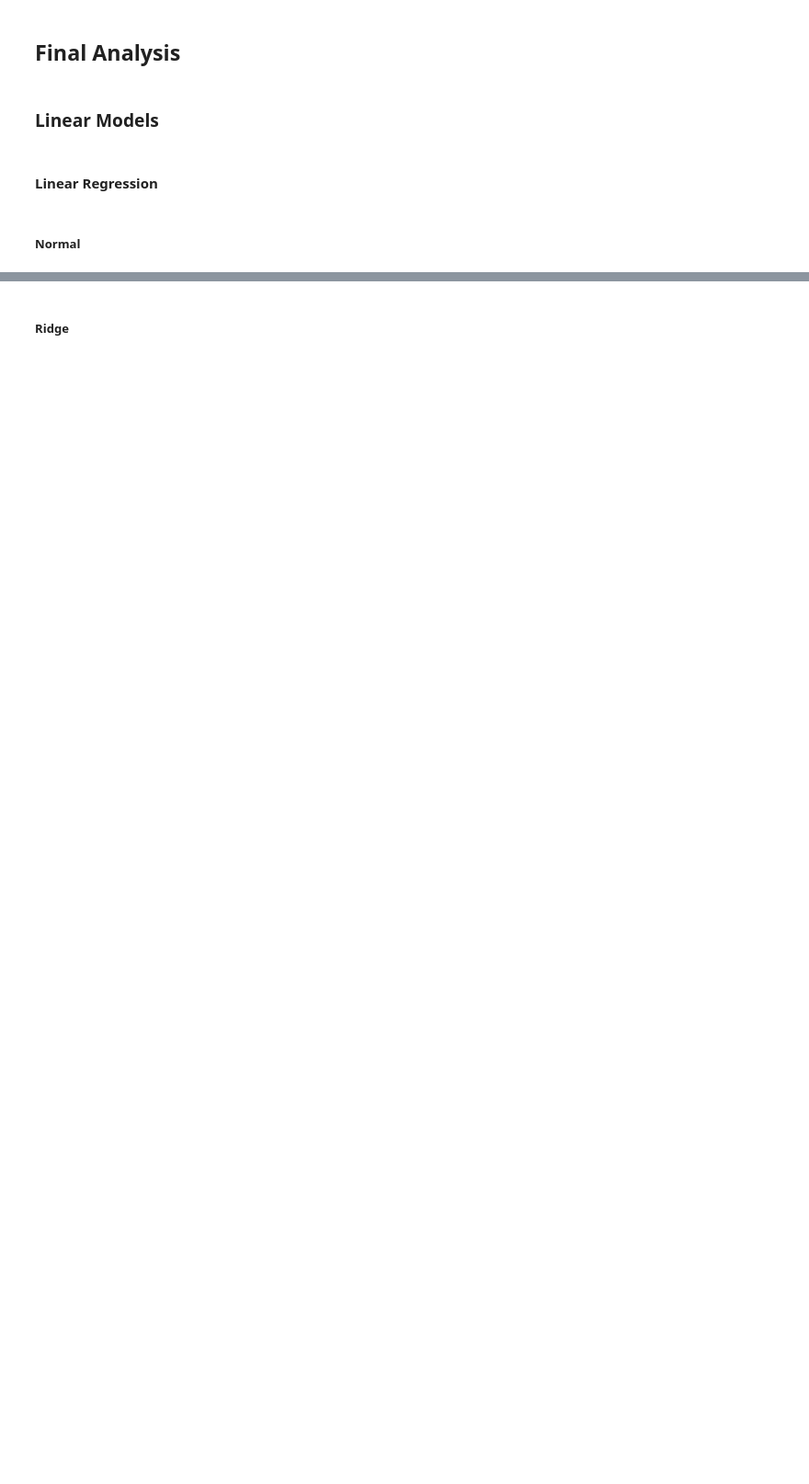
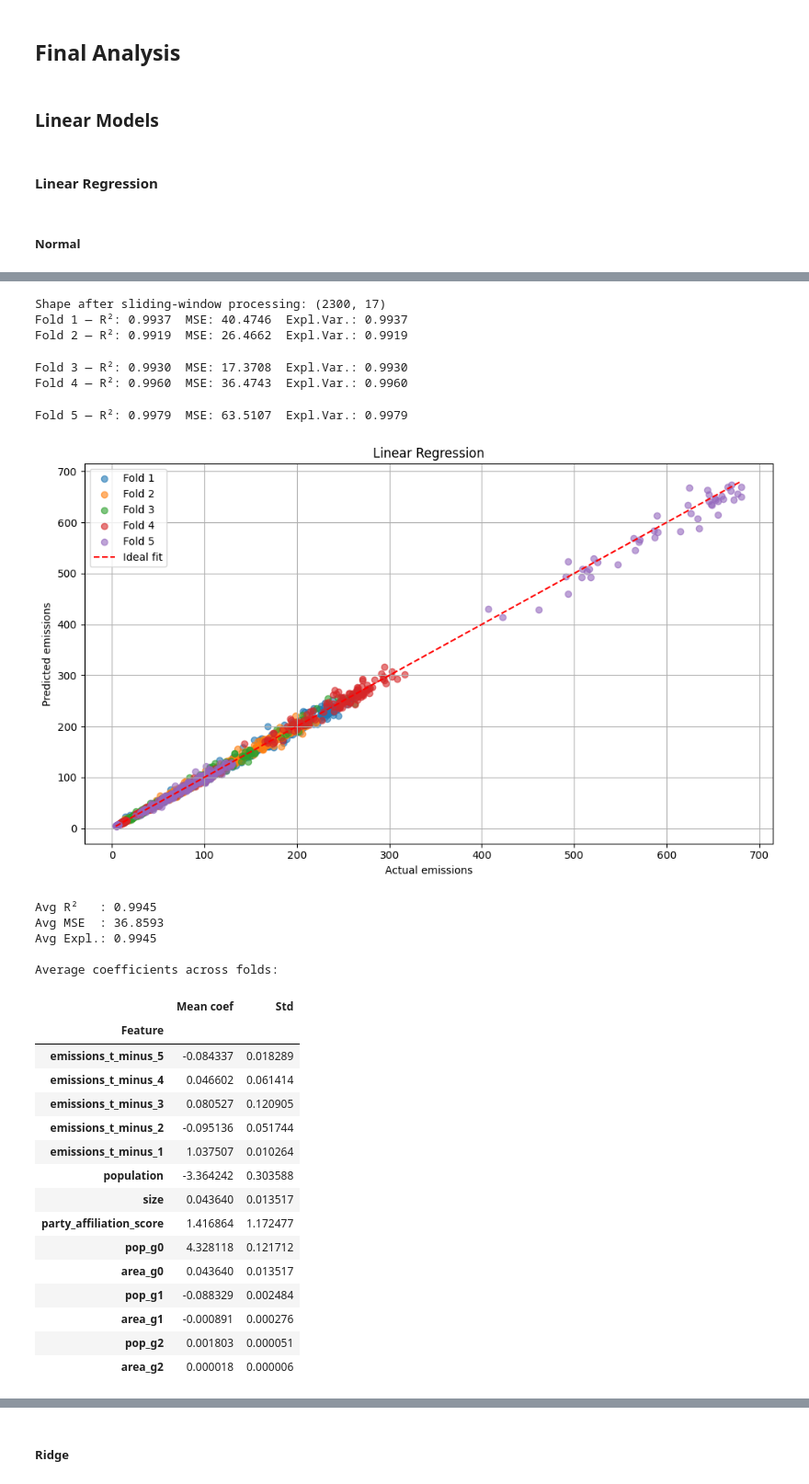
Before and after one commit to AyalYakobe/AirPollutionByPolitics, a Jupyter notebook: src/overview.ipynb, the cells around one changed output, grey strips where cells are left out. Shown at 92% size. Saved outputs shown, nothing was run; the diff lists cells and outputs as text; code cells hidden in the pictures; blank space fills up the shorter version.

```diff
--- a/src/overview.ipynb
+++ b/src/overview.ipynb
@@ -436,7 +528,7 @@ def process_all_directories_timed(base_directory, environmental_terms):
 # %% [markdown]
 This code processes the election scores data by reading a CSV file and cleaning the data by removing unnecessary columns and sorting by year and state. It then maps state abbreviations using a dictionary (`state_abbreviation_dict`). The data is grouped into four-year periods (starting from 2008), and the policy scores for each state are aggregated by summing the "Final_Score" within each year group. The resulting DataFrame is renamed to "Policy Scores" and contains aggregated scores by year group and state.
 # %%
-election_scores_df = pd.read_csv('../data/results/election_scores.csv')
+election_scores_df = pd.read_csv('/content/drive/MyDrive/AirPollutionByPolitics/data/results/election_scores.csv')
 election_scores_df = election_scores_df.drop(columns=['Unnamed: 0'])
 election_scores_df = election_scores_df.sort_values(by=['Year', 'State'], ascending=True)
 election_scores_df['State'] = election_scores_df['State'].map(state_abbreviation_dict)
@@ -599,8 +805,9 @@ BORDERS = {  # Rook contiguity (lower‑48 + DC); AK & HI left empty
 
 C = np.zeros((N, N), dtype=int)
 for i, s in enumerate(states):
-    for nb in BORDERS.get(s, []):
-        if nb in states:                           # ignore AK–HI neighbours
+    for nb in BORDERS.get(s.upper(), []):              # dict is UPPER‑case
+        nb = nb.lower()                                # convert once
+        if nb in states:
             j = states.index(nb)
             C[i, j] = C[j, i] = 1
 # %%
@@ -621,22 +826,22 @@ W = W / W.sum(axis=1, keepdims=True)
 # %%
-K    = 2                                   # <<< tune alongside γ1, γ2
-X0   = meta_df[['population', 'area']].to_numpy()
-Wk   = np.eye(N)
-Xt   = [X0]                                # X^(0)
+K  = 2                                                  # 0,1,2‑hop
+X0 = meta_df[['population', 'area']].to_numpy()
+Xt, Wk = [X0], np.eye(N)
 for _ in range(K):
     Wk   = Wk @ W
-    Xt.append(Wk @ X0)                     # X^(k)
-X_graph = np.hstack(Xt)
+    Xt.append(Wk @ X0)
+X_graph = np.hstack(Xt)                                 # shape (N, 6)
 
+# attach to the long panel ---------------------------------------------------------
 final_df_graph = final_df_normalized.copy(deep=True)
+state2row      = {s: i for i, s in enumerate(states)}
 
-state2row = dict(zip(states, range(N)))
-idx_ok    = final_df_graph['state'].isin(state2row)   # drop AK / HI if absent
-final_df_graph = final_df_graph.loc[idx_ok].reset_index(drop=True)
+# keep only states that actually have a graph row (drops AK/HI if present)
+final_df_graph = final_df_graph[final_df_graph['state'].isin(state2row)].reset_index(drop=True)
 
 graph_cols = ['pop_g0','area_g0','pop_g1','area_g1','pop_g2','area_g2']
-final_df_graph[graph_cols] = final_df_graph['state'].map(
-    lambda s: pd.Series(X_graph[state2row[s]]))
+graph_vals = np.vstack(final_df_graph['state'].map(lambda s: X_graph[state2row[s]])).astype(float)
+final_df_graph[graph_cols] = graph_vals
 
-print("Shape  w/out‑graph:", final_df_normalized.shape)
-print("Shape with‑graph:", final_df_graph.shape)
+print("Shape  w/out graph:", final_df_normalized.shape)
+print("Shape  with graph:",  final_df_graph.shape)
@@ -821,0 +1201,35 @@ r2_scores, mse_scores, explained_scores, coef_df, stratified_r2, r2_by_state, pe
+# %%
+r2_scores, mse_scores, explained_scores, coef_df, stratified_r2, r2_by_state, percent_party_top, percent_party_top_fold = train_linear_regression_forecasting(
+    final_df_graph,
+    window_size=5,
+    extra_graph_features=['pop_g0','area_g0','pop_g1','area_g1','pop_g2','area_g2']
+)
+# %% [output]
+Shape after sliding‑window processing: (2300, 17)
+Fold 1 — R²: 0.9937  MSE: 40.4746  Expl.Var.: 0.9937
+Fold 2 — R²: 0.9919  MSE: 26.4662  Expl.Var.: 0.9919
+Fold 3 — R²: 0.9930  MSE: 17.3708  Expl.Var.: 0.9930
+Fold 4 — R²: 0.9960  MSE: 36.4743  Expl.Var.: 0.9960
+Fold 5 — R²: 0.9979  MSE: 63.5107  Expl.Var.: 0.9979
+[figure, added]
+Avg R²   : 0.9945
+Avg MSE  : 36.8593
+Avg Expl.: 0.9945
+
+Average coefficients across folds:
+|  | Mean coef | Std |
+| Feature |  |  |
+| emissions_t_minus_5 | -0.084337 | 0.018289 |
+| emissions_t_minus_4 | 0.046602 | 0.061414 |
+| emissions_t_minus_3 | 0.080527 | 0.120905 |
+| emissions_t_minus_2 | -0.095136 | 0.051744 |
+| emissions_t_minus_1 | 1.037507 | 0.010264 |
+| population | -3.364242 | 0.303588 |
+| size | 0.043640 | 0.013517 |
+| party_affiliation_score | 1.416864 | 1.172477 |
+| pop_g0 | 4.328118 | 0.121712 |
+| area_g0 | 0.043640 | 0.013517 |
+| pop_g1 | -0.088329 | 0.002484 |
+| area_g1 | -0.000891 | 0.000276 |
+| pop_g2 | 0.001803 | 0.000051 |
+| area_g2 | 0.000018 | 0.000006 |
```
Also changed, not shown: parts of 39 cells of this notebook.
